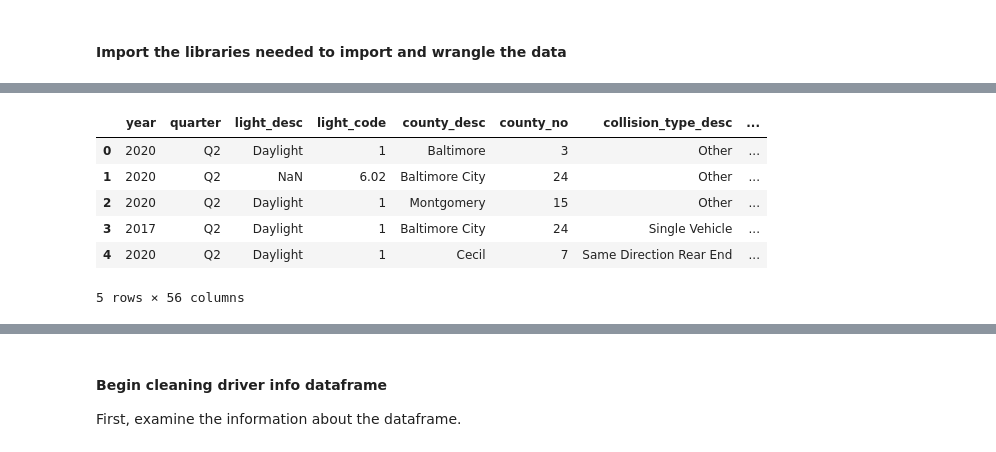
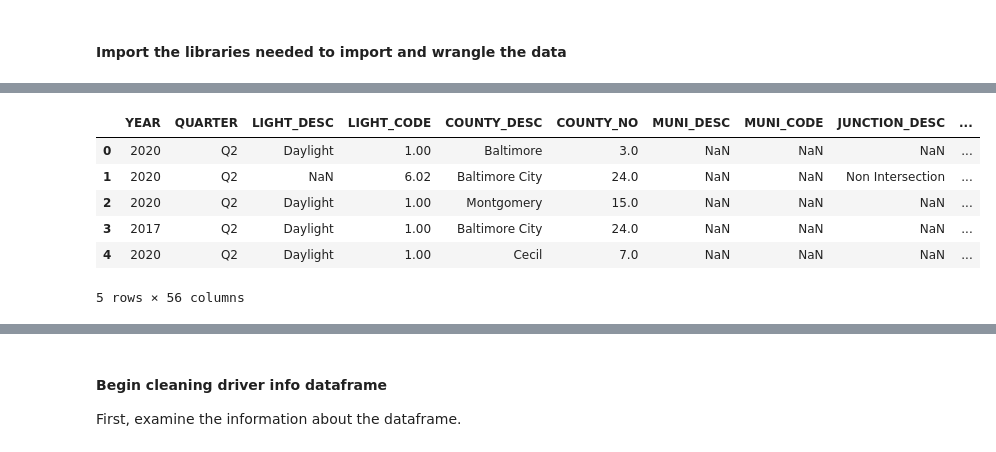
Before and after one commit to MEGlantz/Data205, a Jupyter notebook: visionzerodata.ipynb, the cells around one changed output, grey strips where cells are left out. Drawn from its saved outputs; the diff is of its cells as text; code cells hidden in the pictures.

```diff
--- a/visionzerodata.ipynb
+++ b/visionzerodata.ipynb
@@ -48,12 +136,12 @@ nonmotoristdf.head()
 # %%
-marylanddf = pd.DataFrame(requests.get('https://opendata.maryland.gov/resource/65du-s3qu.json').json())
+marylanddf = pd.read_csv("https://opendata.maryland.gov/api/views/65du-s3qu/rows.csv?accessType=DOWNLOAD", low_memory = False)
 marylanddf.head()
 # %% [output]
-|  | year | quarter | light_desc | light_code | county_desc | county_no | collision_type_desc | ... |
-| 0 | 2020 | Q2 | Daylight | 1 | Baltimore | 3 | Other | ... |
-| 1 | 2020 | Q2 | NaN | 6.02 | Baltimore City | 24 | Other | ... |
-| 2 | 2020 | Q2 | Daylight | 1 | Montgomery | 15 | Other | ... |
-| 3 | 2017 | Q2 | Daylight | 1 | Baltimore City | 24 | Single Vehicle | ... |
-| 4 | 2020 | Q2 | Daylight | 1 | Cecil | 7 | Same Direction Rear End | ... |
+|  | YEAR | QUARTER | LIGHT_DESC | LIGHT_CODE | COUNTY_DESC | COUNTY_NO | MUNI_DESC | MUNI_CODE | JUNCTION_DESC | ... |
+| 0 | 2020 | Q2 | Daylight | 1.00 | Baltimore | 3.0 | NaN | NaN | NaN | ... |
+| 1 | 2020 | Q2 | NaN | 6.02 | Baltimore City | 24.0 | NaN | NaN | Non Intersection | ... |
+| 2 | 2020 | Q2 | Daylight | 1.00 | Montgomery | 15.0 | NaN | NaN | NaN | ... |
+| 3 | 2017 | Q2 | Daylight | 1.00 | Baltimore City | 24.0 | NaN | NaN | NaN | ... |
+| 4 | 2020 | Q2 | Daylight | 1.00 | Cecil | 7.0 | NaN | NaN | NaN | ... |
 5 rows × 56 columns
 # %%
```
Also changed, not shown: parts of 194 cells of this notebook, 4 other files.
